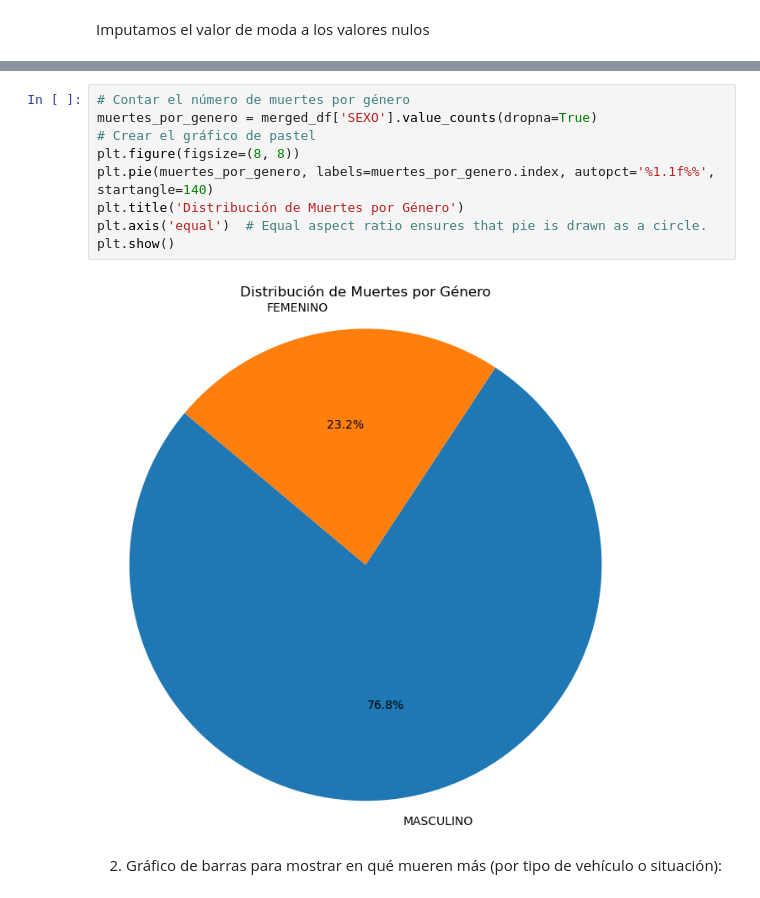
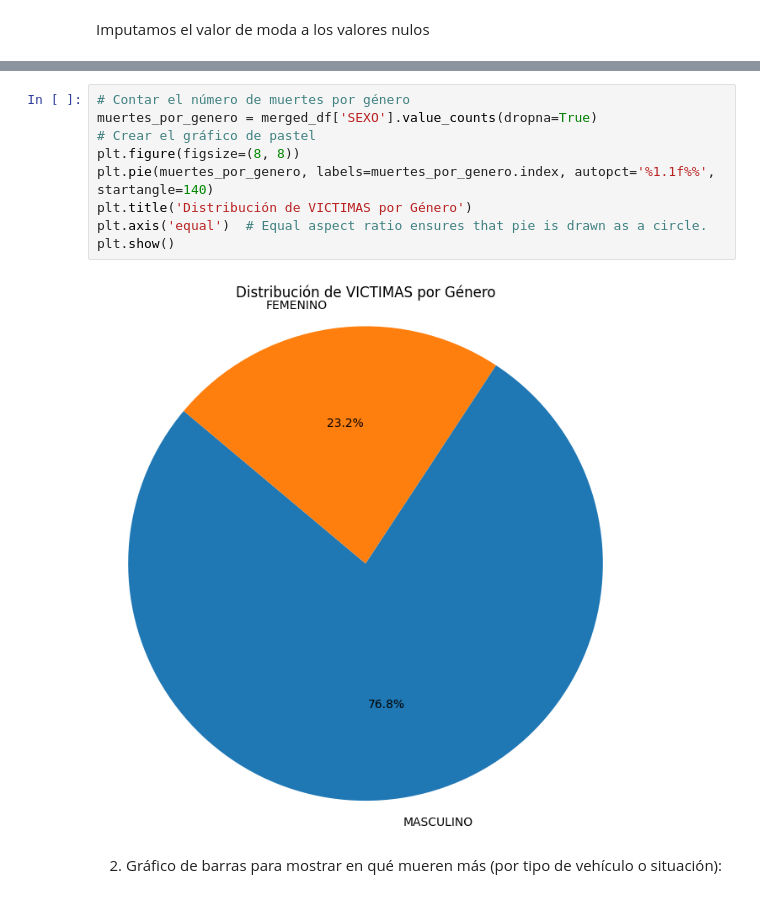
Before and after one commit to AngelMariscal01/PI.2, a Jupyter notebook: EDA.ipynb, the cells around one changed output, grey strips where cells are left out. Saved outputs shown, nothing was run; the diff lists cells and outputs as text.

```diff
--- a/EDA.ipynb
+++ b/EDA.ipynb
@@ -241,14 +255,14 @@ merged_df['SEXO'].fillna(sexo_moda, inplace=True)
 # %%
 # Contar el número de muertes por género
 muertes_por_genero = merged_df['SEXO'].value_counts(dropna=True)
 # Crear el gráfico de pastel
 plt.figure(figsize=(8, 8))
 plt.pie(muertes_por_genero, labels=muertes_por_genero.index, autopct='%1.1f%%', startangle=140)
-plt.title('Distribución de Muertes por Género')
+plt.title('Distribución de VICTIMAS por Género')
 plt.axis('equal')  # Equal aspect ratio ensures that pie is drawn as a circle.
 plt.show()
 # %% [output]
-[figure, old version]
+[figure, new version]
 # %% [markdown]
 2. Gráfico de barras para mostrar en qué mueren más (por tipo de vehículo o situación):
 # %%
```
Also changed, not shown: parts of 40 cells of this notebook, 3 other files.
